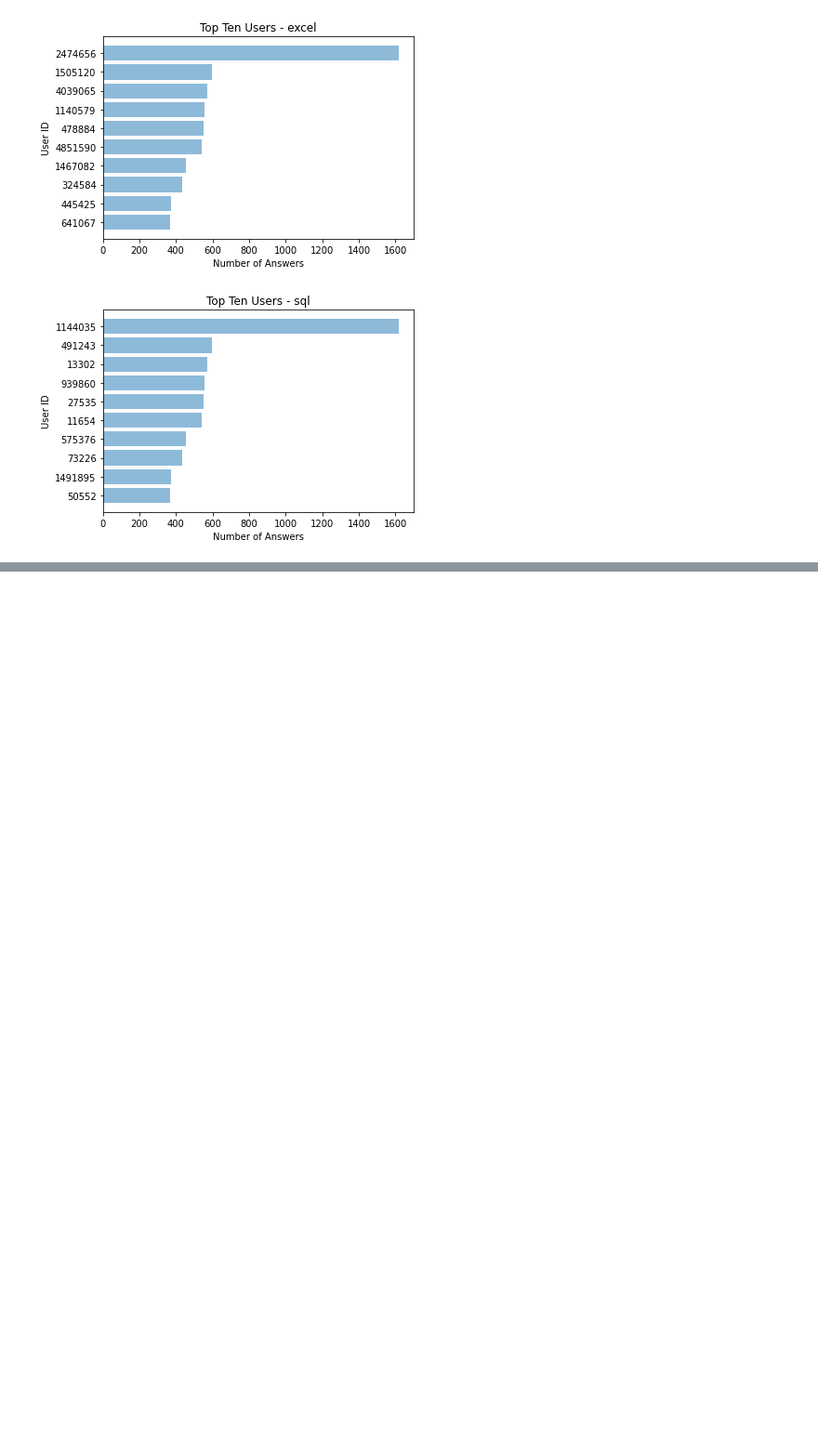
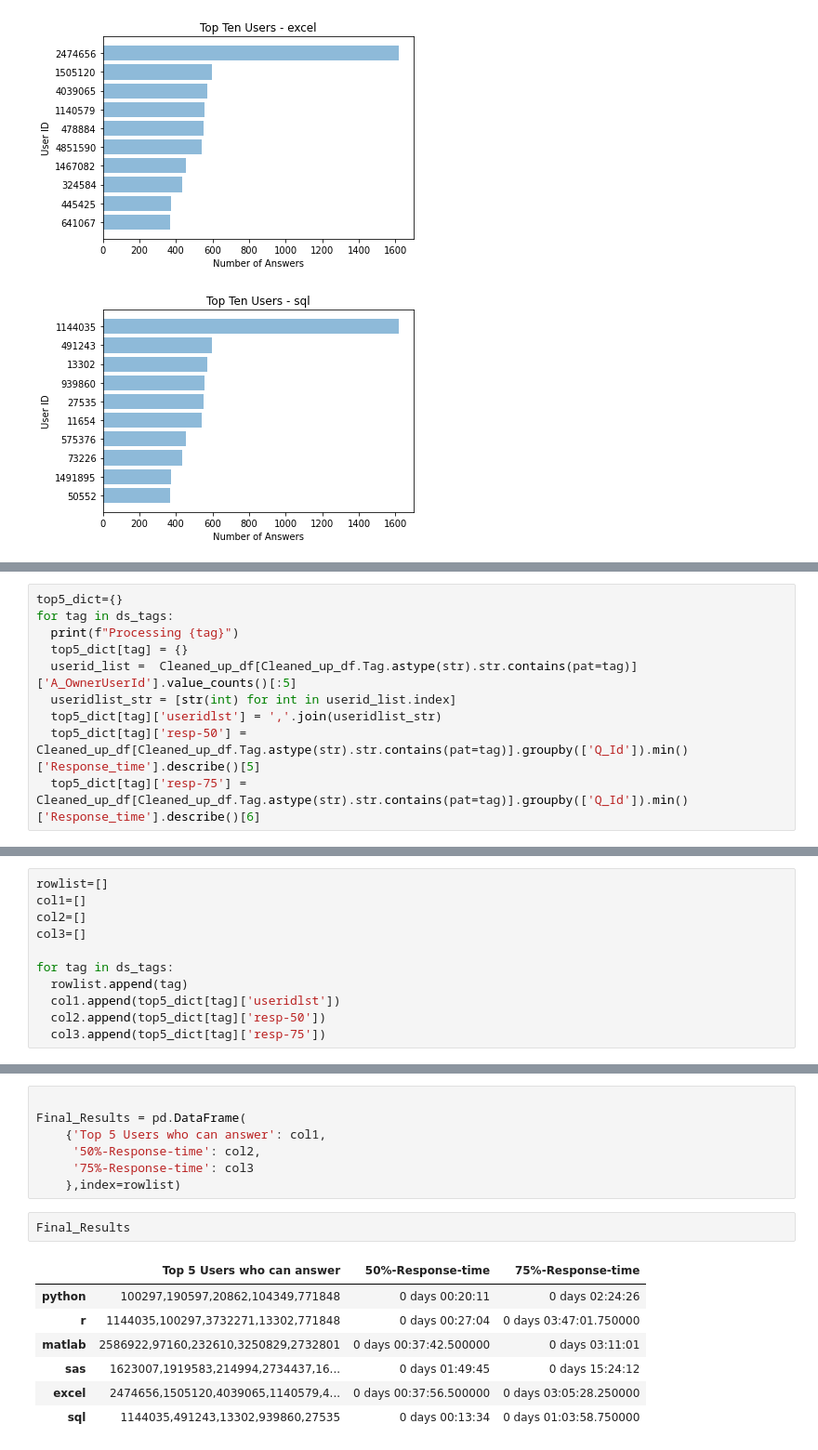
Before and after one commit to prajwalpai/Upgrad-Assignments, a Jupyter notebook: SO_Assignment.ipynb, the cells around one changed output, grey strips where cells are left out. Shown: that part at 93% size. Saved outputs shown, nothing was run; the diff lists cells and outputs as text; blank space fills up the shorter version.

```diff
--- a/SO_Assignment.ipynb
+++ b/SO_Assignment.ipynb
@@ -543,0 +578,10 @@ for tag in ds_tags:
+# %%
+top5_dict={}
+for tag in ds_tags:
+  print(f"Processing {tag}")
+  top5_dict[tag] = {}
+  userid_list =  Cleaned_up_df[Cleaned_up_df.Tag.astype(str).str.contains(pat=tag)]['A_OwnerUserId'].value_counts()[:5]
+  useridlist_str = [str(int) for int in userid_list.index]
+  top5_dict[tag]['useridlst'] = ','.join(useridlist_str)
+  top5_dict[tag]['resp-50'] = Cleaned_up_df[Cleaned_up_df.Tag.astype(str).str.contains(pat=tag)].groupby(['Q_Id']).min()['Response_time'].describe()[5]
+  top5_dict[tag]['resp-75'] = Cleaned_up_df[Cleaned_up_df.Tag.astype(str).str.contains(pat=tag)].groupby(['Q_Id']).min()['Response_time'].describe()[6]
@@ -543,0 +616,11 @@ for tag in ds_tags:
+# %%
+rowlist=[]
+col1=[]
+col2=[]
+col3=[]
+
+for tag in ds_tags:
+  rowlist.append(tag)
+  col1.append(top5_dict[tag]['useridlst'])
+  col2.append(top5_dict[tag]['resp-50'])
+  col3.append(top5_dict[tag]['resp-75'])
@@ -543,0 +640,17 @@ for tag in ds_tags:
+# %%
+
+Final_Results = pd.DataFrame(
+    {'Top 5 Users who can answer': col1,
+     '50%-Response-time': col2,
+     '75%-Response-time': col3
+    },index=rowlist)
+# %%
+Final_Results
+# %% [output]
+|  | Top 5 Users who can answer | 50%-Response-time | 75%-Response-time |
+| python | 100297,190597,20862,104349,771848 | 0 days 00:20:11 | 0 days 02:24:26 |
+| r | 1144035,100297,3732271,13302,771848 | 0 days 00:27:04 | 0 days 03:47:01.750000 |
+| matlab | 2586922,97160,232610,3250829,2732801 | 0 days 00:37:42.500000 | 0 days 03:11:01 |
+| sas | 1623007,1919583,214994,2734437,16... | 0 days 01:49:45 | 0 days 15:24:12 |
+| excel | 2474656,1505120,4039065,1140579,4... | 0 days 00:37:56.500000 | 0 days 03:05:28.250000 |
+| sql | 1144035,491243,13302,939860,27535 | 0 days 00:13:34 | 0 days 01:03:58.750000 |
```
Also changed, not shown: parts of 11 cells of this notebook.
